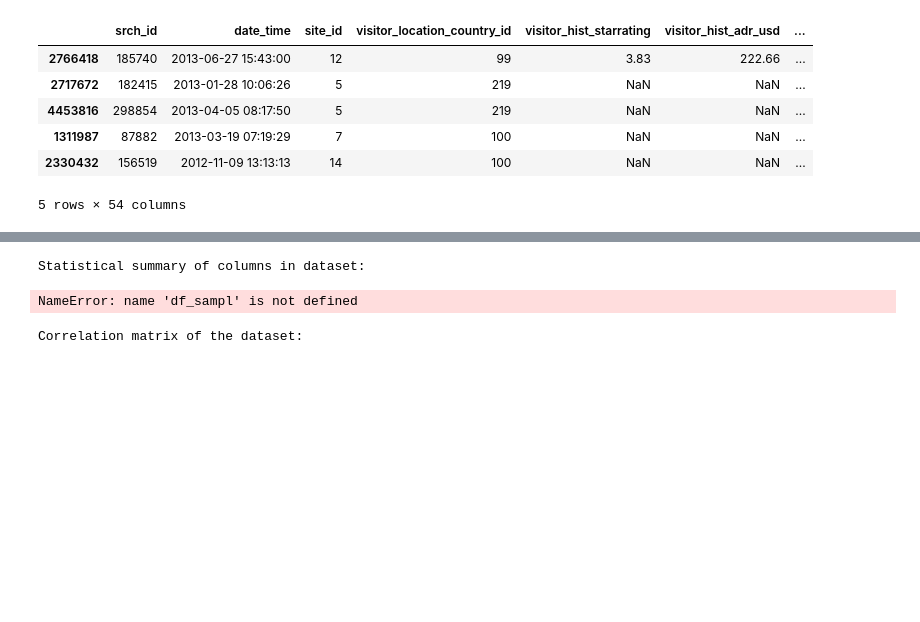
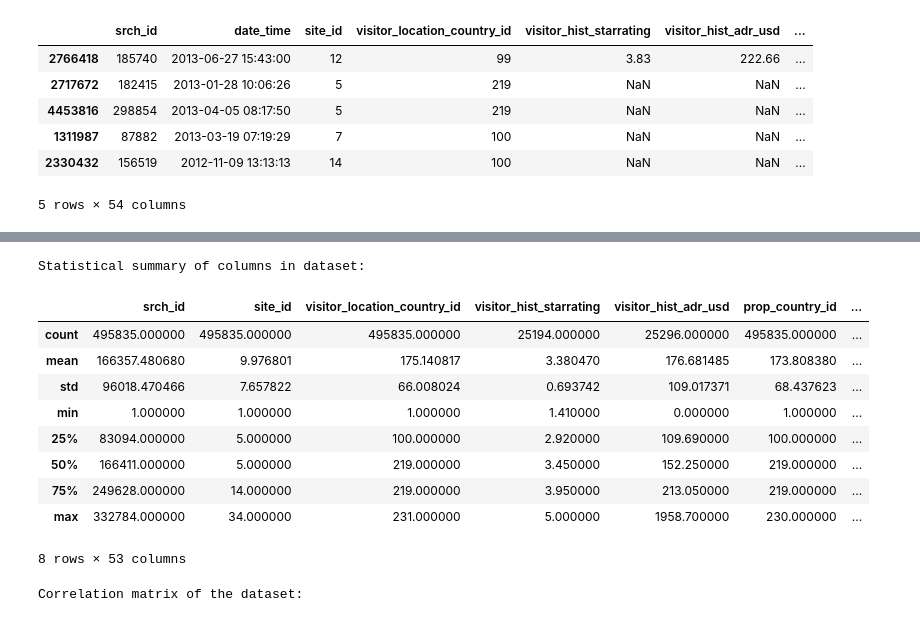
Before and after one commit to PimDijt/DMT, a Jupyter notebook: assignments/assignment2/explore.ipynb, the cells around one changed output, grey strips where cells are left out. Drawn from its saved outputs; the diff is of its cells as text; code cells hidden in the pictures; blank space fills up the shorter version.

```diff
--- a/assignments/assignment2/explore.ipynb
+++ b/assignments/assignment2/explore.ipynb
@@ -16,5 +16,7 @@ filename_test = "data/training_set_VU_DM_2014.csv"
 df_train = pd.read_csv(filename_train)
 # df_exp = df_train.
 # df_test = pd.read_csv(filename_test)
+# %%
+df_sample = df_train.sample(frac=0.1)
 # %%
 print("This dataset contains %d rows and %d columns" % df_train.shape)
@@ -23,2 +26,0 @@ This dataset contains 4958347 rows and 54 columns
-# %%
-df_sample = df_train.sample(frac=0.05)
@@ -41,9 +68,18 @@ The first 5 records in the dataset:
 # %%
 print("Statistical summary of columns in dataset:")
-df_sampl.describe()
+df_sample.describe()
 # %% [output]
 Statistical summary of columns in dataset:
+|  | srch_id | site_id | visitor_location_country_id | visitor_hist_starrating | visitor_hist_adr_usd | prop_country_id | ... |
+| count | 495835.000000 | 495835.000000 | 495835.000000 | 25194.000000 | 25296.000000 | 495835.000000 | ... |
+| mean | 166357.480680 | 9.976801 | 175.140817 | 3.380470 | 176.681485 | 173.808380 | ... |
+| std | 96018.470466 | 7.657822 | 66.008024 | 0.693742 | 109.017371 | 68.437623 | ... |
+| min | 1.000000 | 1.000000 | 1.000000 | 1.410000 | 0.000000 | 1.000000 | ... |
+| 25% | 83094.000000 | 5.000000 | 100.000000 | 2.920000 | 109.690000 | 100.000000 | ... |
+| 50% | 166411.000000 | 5.000000 | 219.000000 | 3.450000 | 152.250000 | 219.000000 | ... |
+| 75% | 249628.000000 | 14.000000 | 219.000000 | 3.950000 | 213.050000 | 219.000000 | ... |
+| max | 332784.000000 | 34.000000 | 231.000000 | 5.000000 | 1958.700000 | 230.000000 | ... |
-NameError: name 'df_sampl' is not defined
+8 rows × 53 columns
 # %%
 print("Correlation matrix of the dataset:")
 df_train.corr()
```
Also changed, not shown: parts of 6 cells of this notebook.
